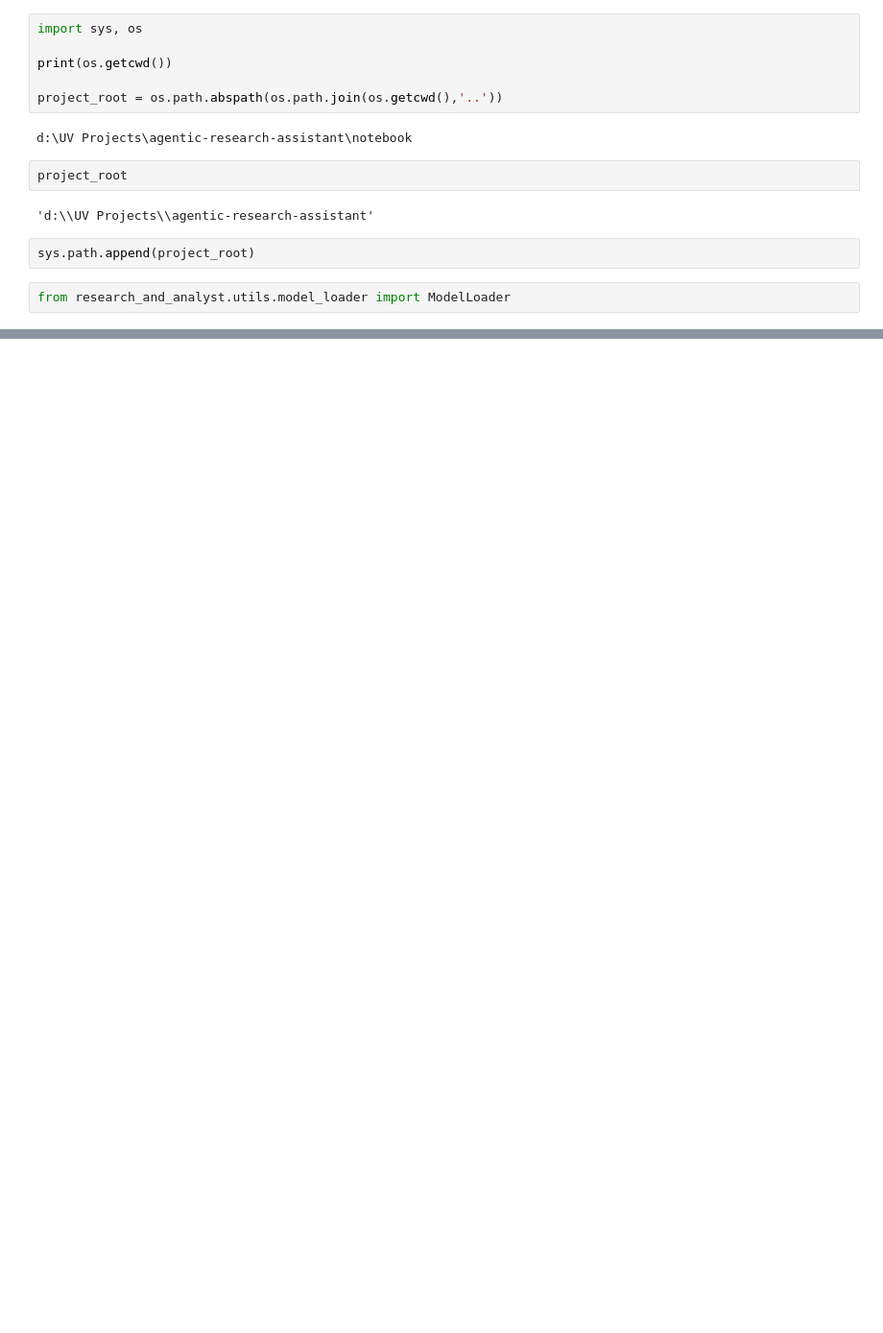
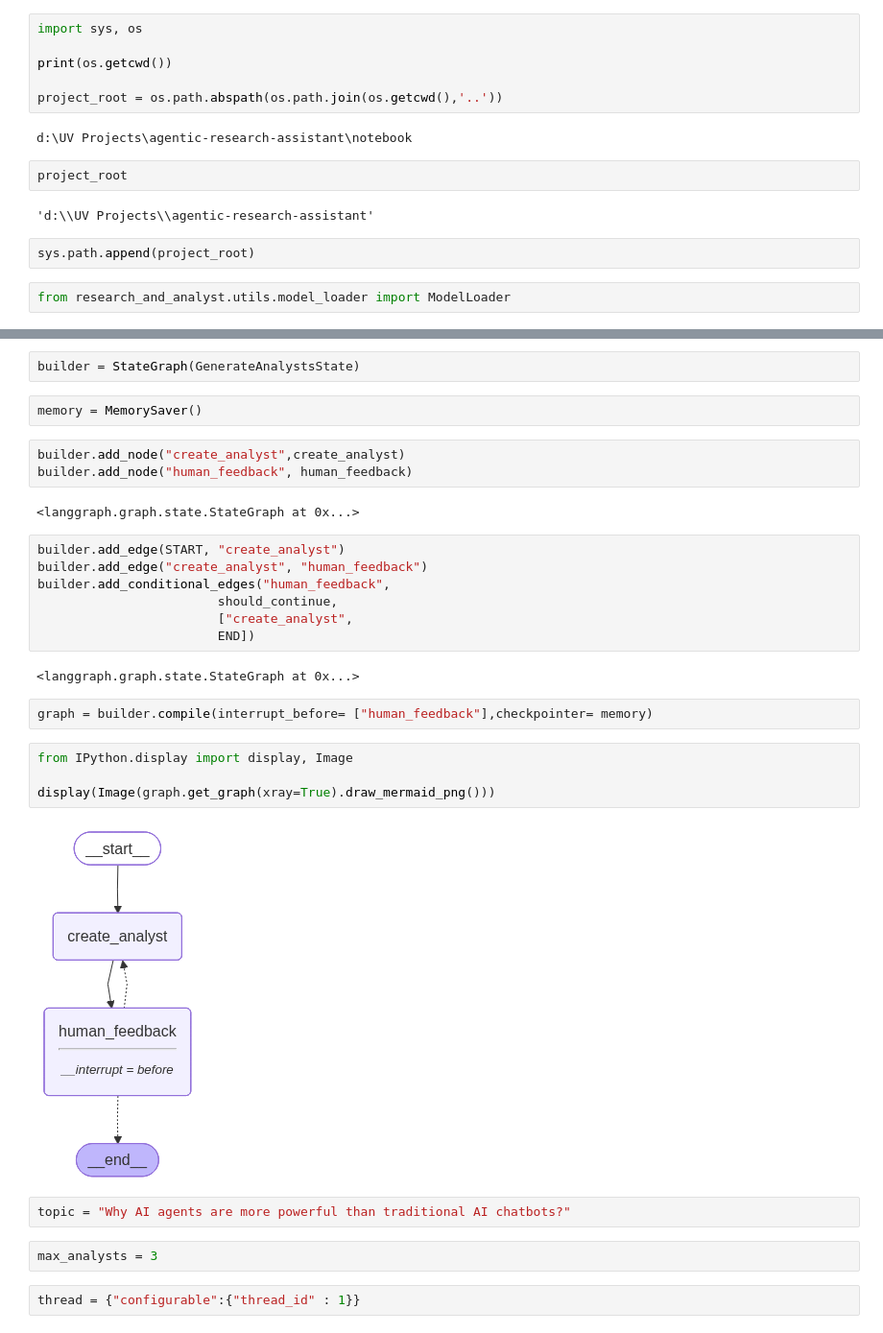
Before and after one commit to AryanGupta1211/agentic-research-assistant, a Jupyter notebook: notebook/test.ipynb, the cells around one changed output, grey strips where cells are left out. Shown at 96% size. Drawn from its saved outputs; the diff is of its cells as text; blank space fills up the shorter version.

```diff
--- a/notebook/test.ipynb
+++ b/notebook/test.ipynb
@@ -32,0 +165,32 @@ TypeError: ModelLoader.load_llm() missing 1 required positional argument: 'self'
+# %%
+builder = StateGraph(GenerateAnalystsState)
+# %%
+memory = MemorySaver()
+# %%
+builder.add_node("create_analyst",create_analyst)
+builder.add_node("human_feedback", human_feedback)
+# %% [output]
+<langgraph.graph.state.StateGraph at 0x...>
+# %%
+builder.add_edge(START, "create_analyst")
+builder.add_edge("create_analyst", "human_feedback")
+builder.add_conditional_edges("human_feedback",
+                        should_continue,
+                        ["create_analyst",
+                        END])
+# %% [output]
+<langgraph.graph.state.StateGraph at 0x...>
+# %%
+graph = builder.compile(interrupt_before= ["human_feedback"],checkpointer= memory)
+# %%
+from IPython.display import display, Image
+
+display(Image(graph.get_graph(xray=True).draw_mermaid_png()))
+# %% [output]
+[figure, added]
+# %%
+topic = "Why AI agents are more powerful than traditional AI chatbots?"
+# %%
+max_analysts = 3
+# %%
+thread = {"configurable":{"thread_id" : 1}}
```
Also changed, not shown: parts of 35 cells of this notebook.
